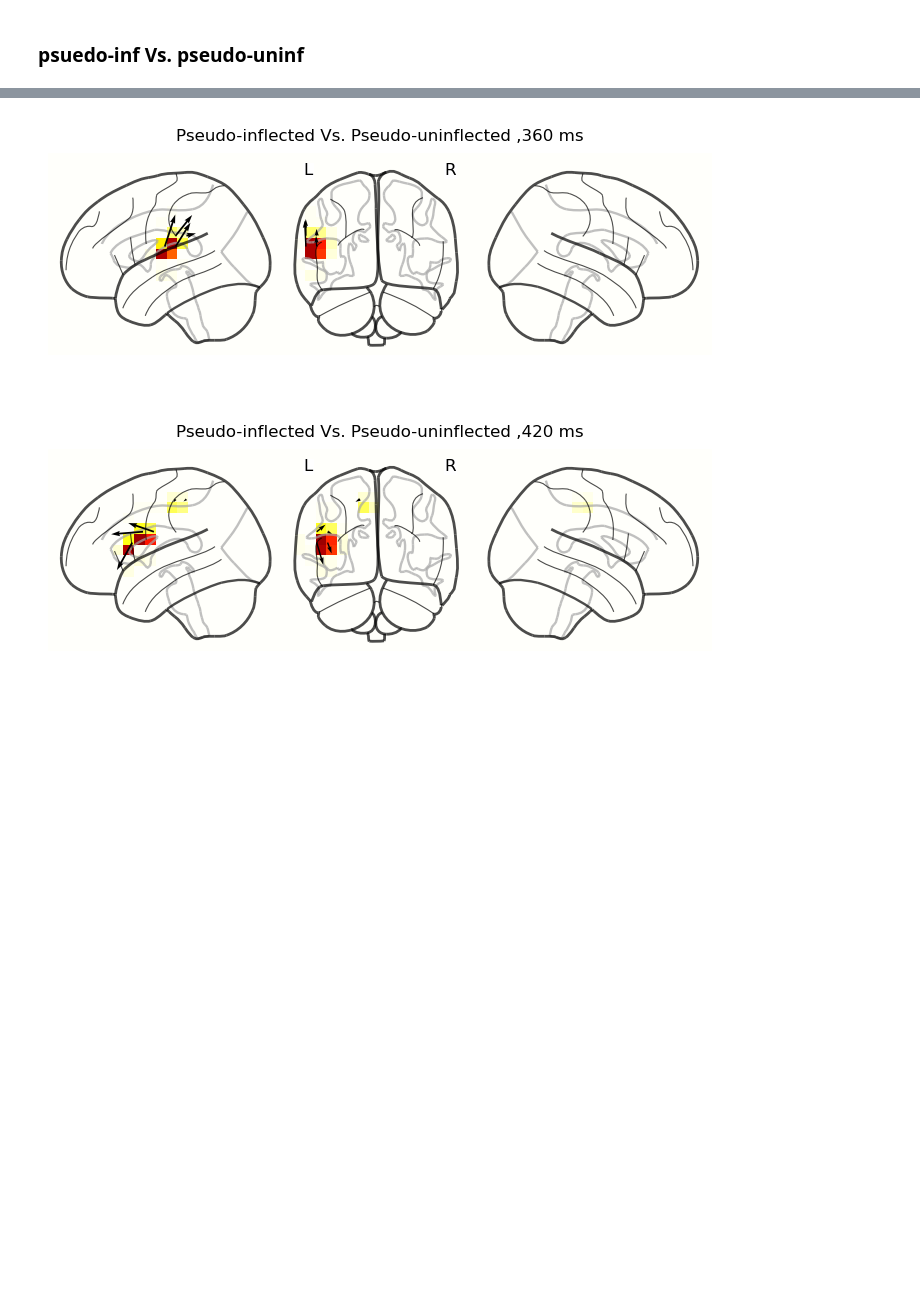
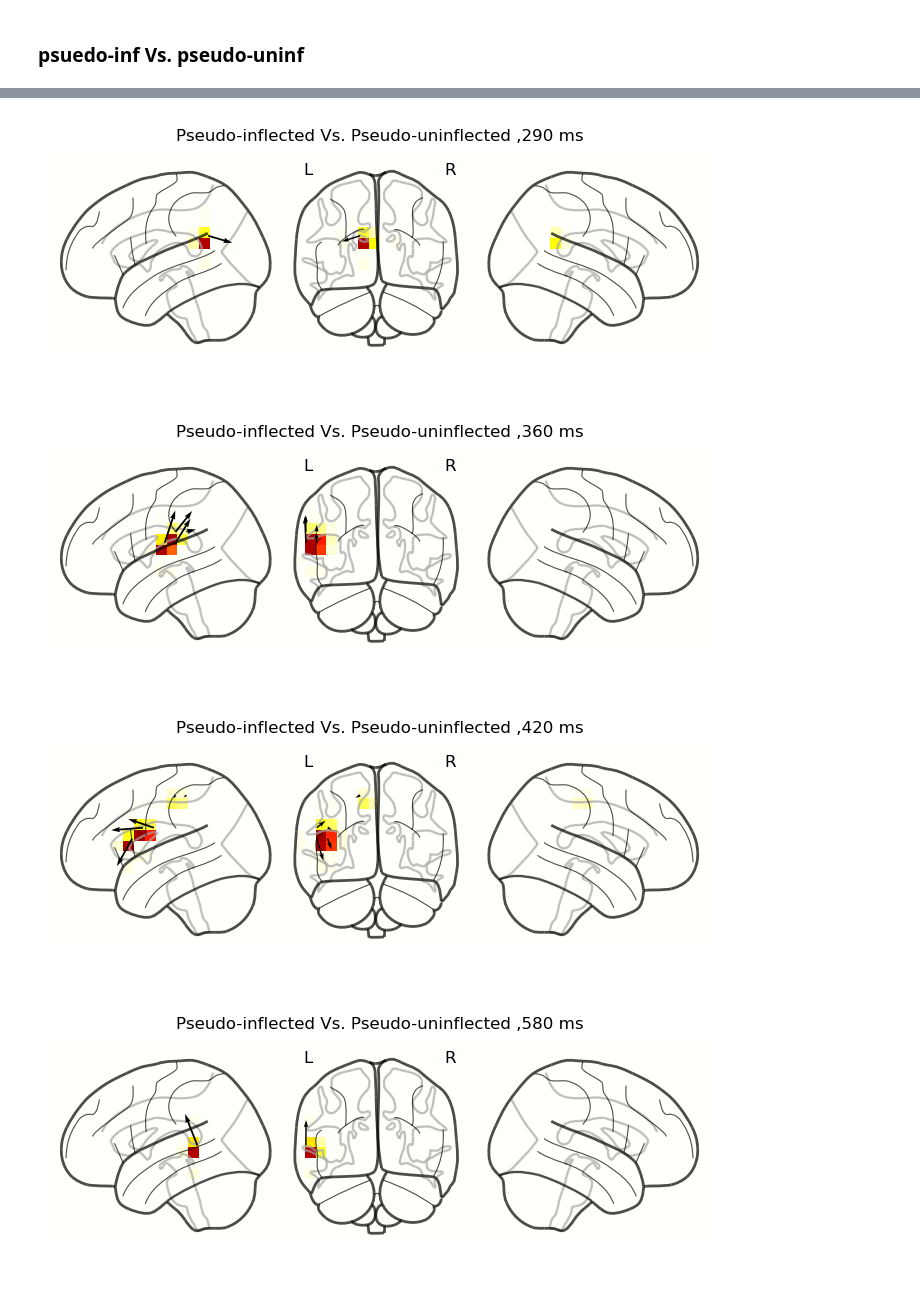
Before and after one commit to Maryamvalian/MEGAN, a Jupyter notebook: Volume_Based .ipynb, the cells around one changed output, grey strips where cells are left out. Cells and saved outputs as stored; diff of their text form; code cells hidden in the pictures; blank space fills up the shorter version.

Commit message:
diff plot

```diff
--- a/Volume_Based .ipynb
+++ b/Volume_Based .ipynb
@@ -329,12 +327,12 @@ cond1, cond2 = contrast[0].split('-')
 
 #for table.difference we can't do it inline with testnd
 
-res = testnd.VectorDifferenceRelated('srcm', 'lexical', cond1, cond2, match='subject', data=stc_all, tfce=True, tstart=tstart, tstop=tstop)
+res = testnd.VectorDifferenceRelated('srcm', 'lexical', cond1, cond2, match='subject', data=stc_all, tfce=True)
 # %%
 diff = res.masked_difference()
 p = plot.Butterfly(diff.norm('space'), color='k')
-times = [0.45, 0.48, 0.52, 0.56]
-#for t in times:
-#    p.add_vline(t)
-#    f = plot.GlassBrain(diff.sub(time=t), title=f"Real Vs. Pseudo, {t*1000:.0f} ms")
+times = [0.76]
+for t in times:
+    p.add_vline(t)
+    f = plot.GlassBrain(diff.sub(time=t), title=f"{contrast}, {t*1000:.0f} ms")
 # %% [output]
@@ -351,7 +350,7 @@ res = testnd.VectorDifferenceRelated('srcm', 'lexical', cond1, cond2, match='sub
 # %%
 diff = res.masked_difference()
 p = plot.Butterfly(diff.norm('space'), color='k')
-times = [ 0.36, 0.42]
+times = [ 0.29,0.36, 0.42,0.58]
 for t in times:
     p.add_vline(t)
     f = plot.GlassBrain(diff.sub(time=t), title=f"Pseudo-inflected Vs. Pseudo-uninflected ,{t*1000:.0f} ms")
@@ -360,5 +359,7 @@ for t in times:
-[figure, old version]
+[figure, new version]
-[figure, old version]
+[figure, new version]
+[figure, added]
+[figure, added]
 # %%
 
 res = testnd.VectorDifferenceRelated('srcm', 'word', 'real', 'pseudo', sub="inflected == 'uninflected'", match='subject', data=stc_all, tfce=True, tstart=tstart, tstop=tstop)
```
Also changed, not shown: parts of 6 cells of this notebook, 5 other files.
